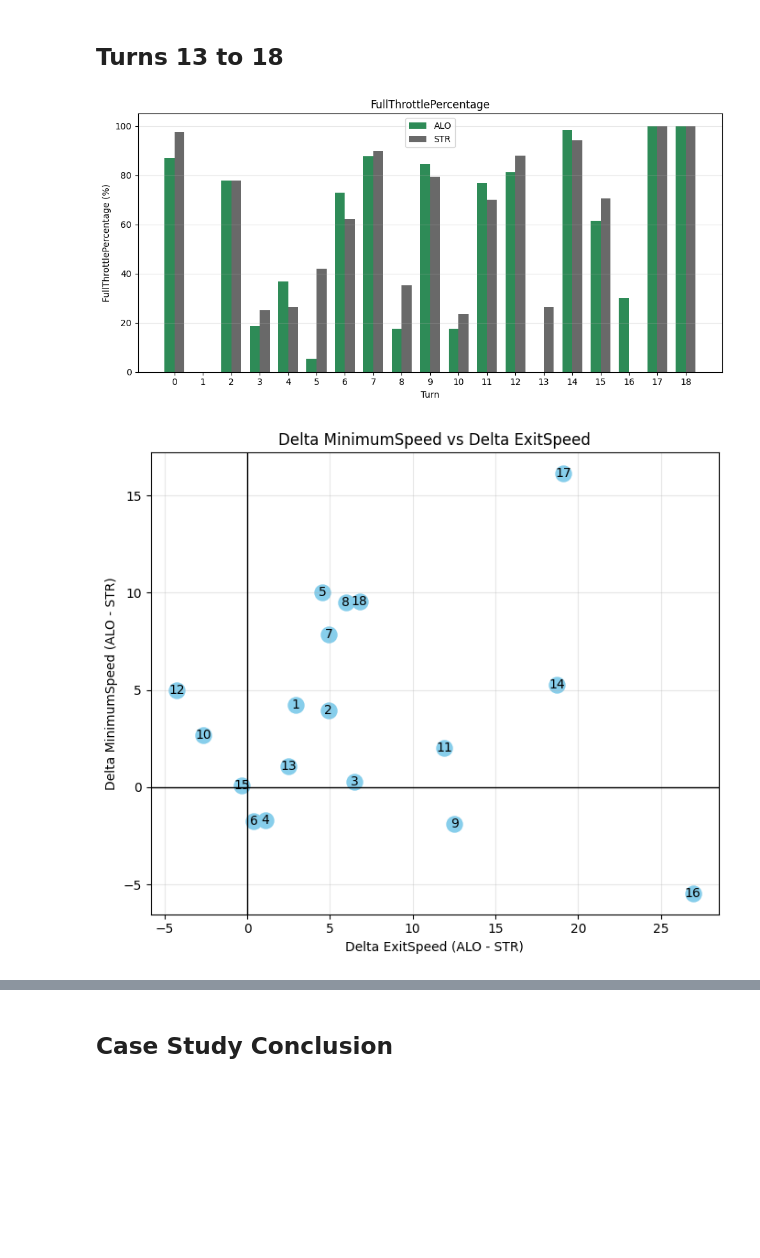
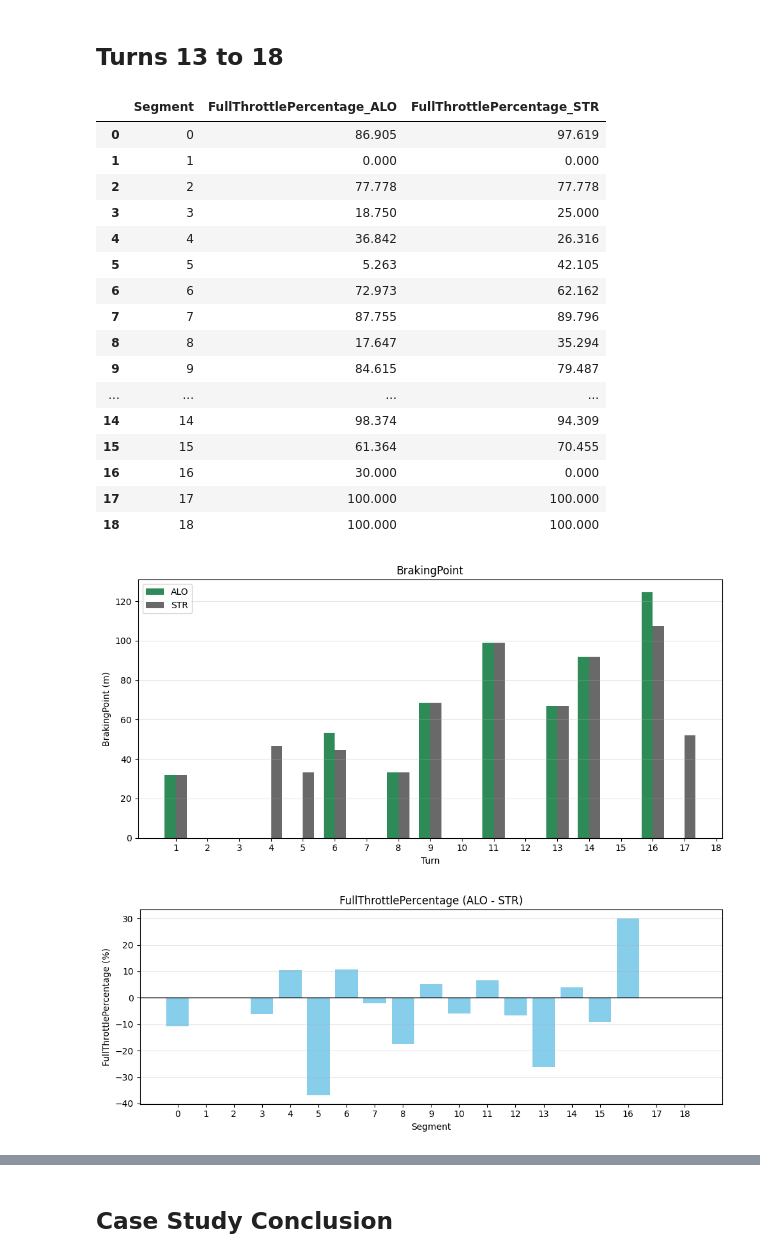
Before and after one commit to zelario/f1-teammate-analysis, a Jupyter notebook: notebooks/05_performance_comparison.ipynb, the cells around one changed output, grey strips where cells are left out. Drawn from its saved outputs; the diff is of its cells as text; code cells hidden in the pictures; blank space fills up the shorter version.

```diff
--- a/notebooks/05_performance_comparison.ipynb
+++ b/notebooks/05_performance_comparison.ipynb
@@ -141,9 +169,26 @@ The telemetry at Turn 11 mirrors the strategy applied at Turn 9. Alonso aggressi
 # %% [markdown]
 ## Turns 13 to 18
 # %%
-barplot_feature_comparison(lap_1, lap_2, "ThrottleSegments", "FullThrottlePercentage", y_unit="%")
-scatterplot_features_relationship(lap_1,lap_2, "SpeedMetrics","ExitSpeed","SpeedMetrics","MinimumSpeed")
-scatterplot_features_relationship(lap_1,lap_2, "SpeedMetrics","ExitSpeed","ThrottleSegments","MeanThrottle")
+compare_features(lap_1, lap_2, ["FullThrottlePercentage"])
+barplot_feature_comparison(lap_1, lap_2, "BrakingPoint", "m")
+barplot_feature_delta(lap_1, lap_2, "FullThrottlePercentage", "%")
 # %% [output]
+|  | Segment | FullThrottlePercentage_ALO | FullThrottlePercentage_STR |
+| 0 | 0 | 86.905 | 97.619 |
+| 1 | 1 | 0.000 | 0.000 |
+| 2 | 2 | 77.778 | 77.778 |
+| 3 | 3 | 18.750 | 25.000 |
+| 4 | 4 | 36.842 | 26.316 |
+| 5 | 5 | 5.263 | 42.105 |
+| 6 | 6 | 72.973 | 62.162 |
+| 7 | 7 | 87.755 | 89.796 |
+| 8 | 8 | 17.647 | 35.294 |
+| 9 | 9 | 84.615 | 79.487 |
+| ... | ... | ... | ... |
+| 14 | 14 | 98.374 | 94.309 |
+| 15 | 15 | 61.364 | 70.455 |
+| 16 | 16 | 30.000 | 0.000 |
+| 17 | 17 | 100.000 | 100.000 |
+| 18 | 18 | 100.000 | 100.000 |
-[figure, old version]
+[figure, new version]
-[figure, old version]
+[figure, new version]
```
Also changed, not shown: parts of 20 cells of this notebook, 59 other files.
